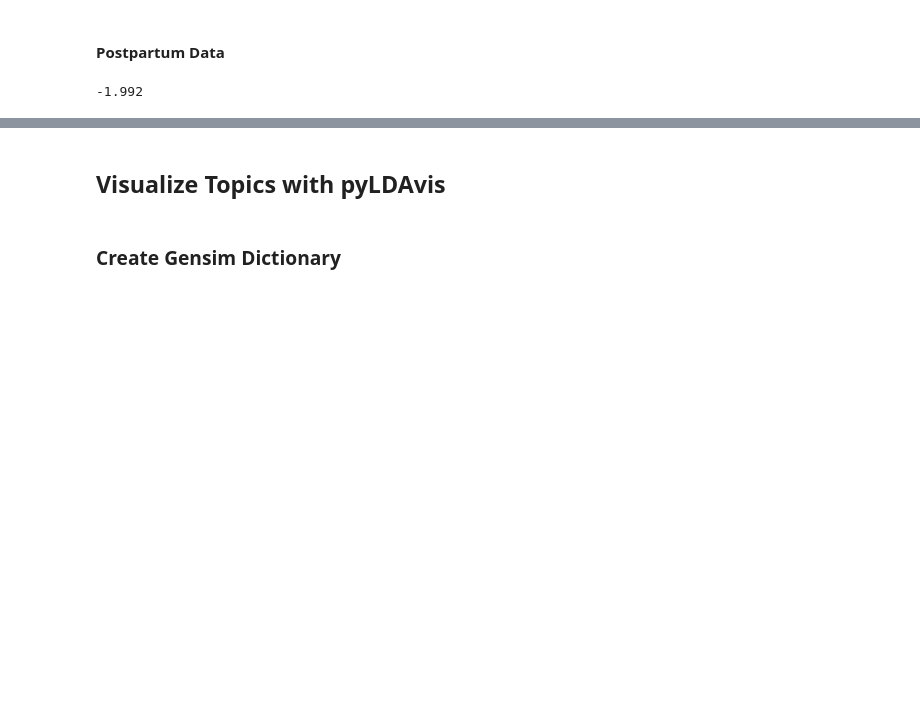
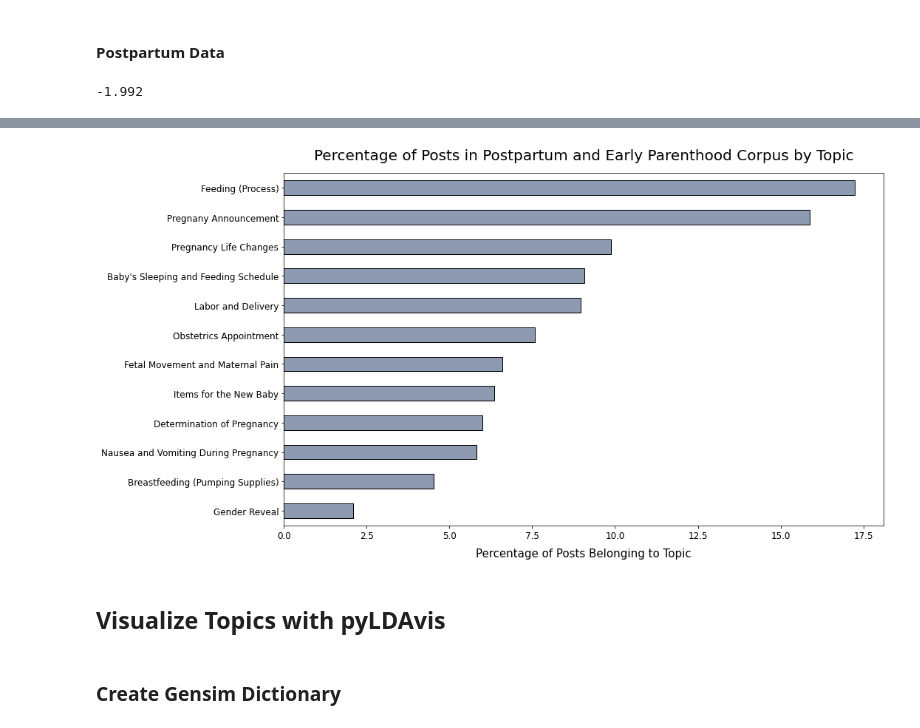
Before and after one commit to jlu90/Identifying-Womens-Health-Concerns, a Jupyter notebook: code/gensim_modeling.ipynb, the cells around one changed output, grey strips where cells are left out. Cells and saved outputs as stored; diff of their text form; code cells hidden in the pictures; blank space fills up the shorter version.

Commit message:
pospar lda interpretations

```diff
--- a/code/gensim_modeling.ipynb
+++ b/code/gensim_modeling.ipynb
@@ -476,0 +479,15 @@ get_topic_terms(pospar_lda_model, 12, 30)[1]
+# %%
+pospar_topic_df = assign_topics_sentences(pospar_lda_model, pospar_corpus, pospar['total_text'])
+# %%
+pospar_topic_df['Dominant_Topic'] = pospar_topic_df['Dominant_Topic'].map({0.0: 'Obstetrics Appointment',
+                                                    1.0: 'Baby\'s Sleeping and Feeding Schedule',
+                                                    2.0: 'Labor and Delivery',
+                                                    3.0: 'Fetal Movement and Maternal Pain',
+                                                    4.0: 'Determination of Pregnancy',
+                                                    5.0: 'Breastfeeding (Pumping Supplies)',
+                                                    6.0: 'Items for the New Baby',
+                                                    7.0: 'Pregnancy Life Changes',
+                                                    8.0: 'Nausea and Vomiting During Pregnancy',
+                                                    9.0: 'Feeding (Process)',
+                                                    10:  'Gender Reveal',
+                                                    11:  'Pregnany Announcement'})
@@ -477,3 +503,11 @@ get_topic_terms(pospar_lda_model, 12, 30)[1]
+# %%
+plot_topics_in_corpus(pospar_topic_df,
+                      'Dominant_Topic',
+                       warm_grey,
+                       title = 'Percentage of Posts in Postpartum and Early Parenthood Corpus by Topic',
+                       x_label = 'Percentage of Posts Belonging to Topic')
+# %% [output]
+[figure, added]
 # %%
 # pickle.dump(pospar_lda_model, open('../pickles/pospar_lda_model.p', 'wb'))
 # %% [markdown]
```
Also changed, not shown: parts of 5 cells of this notebook.
